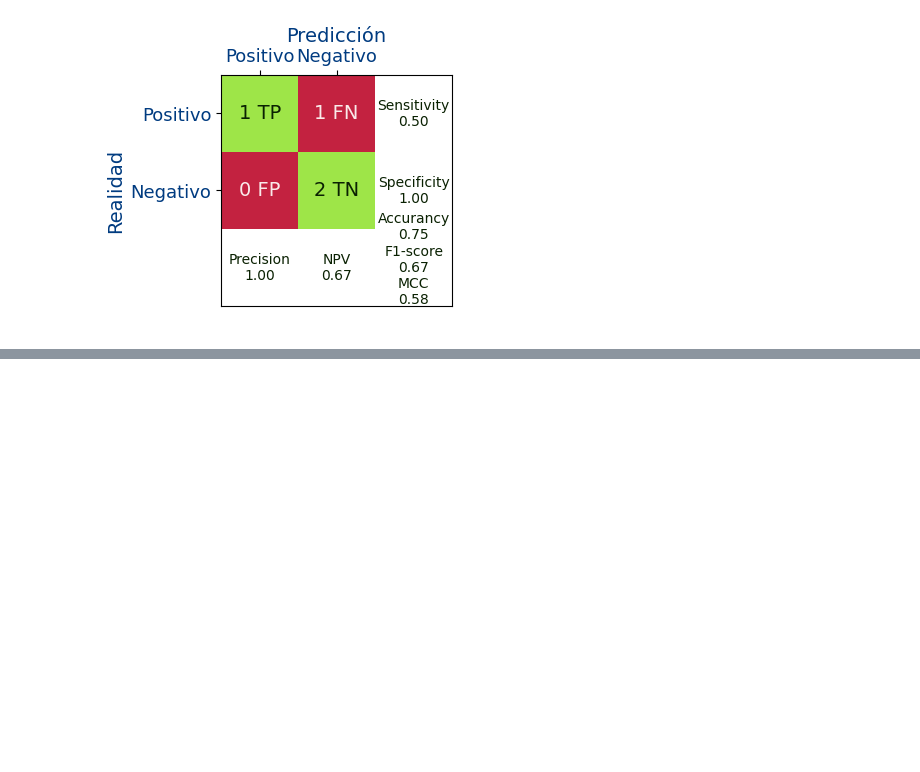
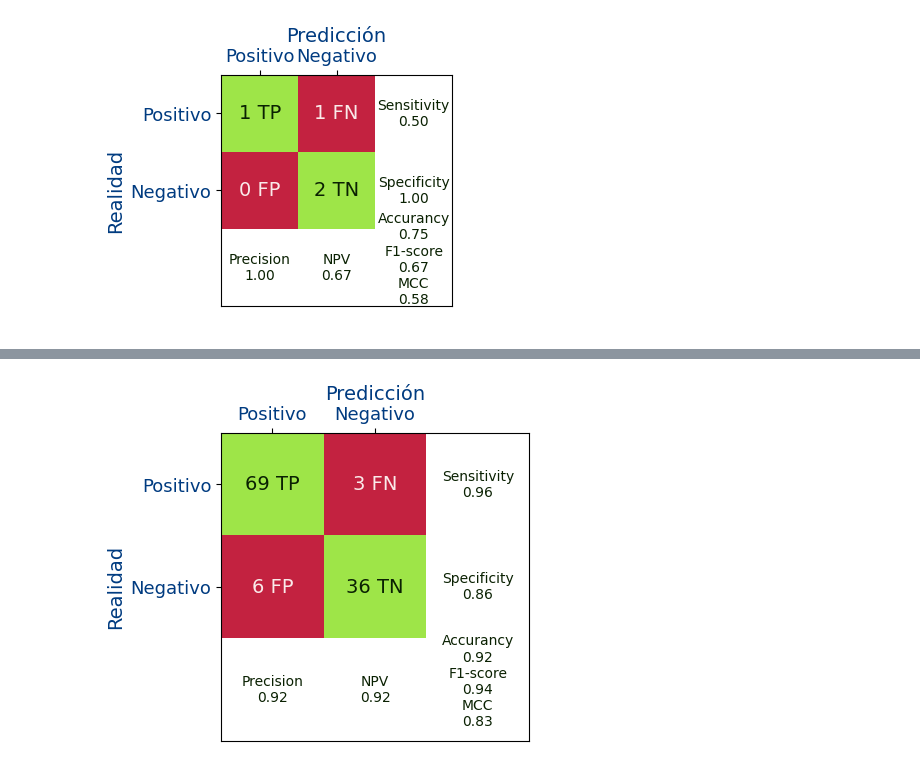
Before and after one commit to logongas/soluciones_ejercicios_modulo_pia, a Jupyter notebook: tema_07/ejercicios_tema_07_c_metricas.ipynb, the cells around one changed output, grey strips where cells are left out. Drawn from its saved outputs; the diff is of its cells as text; code cells hidden in the pictures; blank space fills up the shorter version.

Commit message:
metricas

```diff
--- a/tema_07/ejercicios_tema_07_c_metricas.ipynb
+++ b/tema_07/ejercicios_tema_07_c_metricas.ipynb
@@ -284,0 +320,21 @@ sklearn.metrics.f1_score(t,p)
+# %%
+#Ejercicio 3.A
+
+x_train, x_test, y_train, y_test=get_datos()
+
+capas=[30,64,32,16,8,1]
+activation="ELU"
+epochs=20
+learning_rate=0.0001
+optimizer=tf.keras.optimizers.Adam(learning_rate=0.0001)
+
+history,model=compile_fit(capas,activation,"sigmoid","binary_crossentropy",optimizer,epochs,x_train, x_test, y_train, y_test)
+
+y_score=model.predict(x_test).reshape(-1)
+y_true=y_test
+
+figure=plt.figure(figsize=(4,4))
+axes=figure.add_subplot(1,1,1)
+plot_matriz_confusion_metrics(axes,y_true,y_score,threshold=0.5,fontsize=14)
+# %% [output]
+[figure, added]
```
Also changed, not shown: parts of 6 cells of this notebook.
